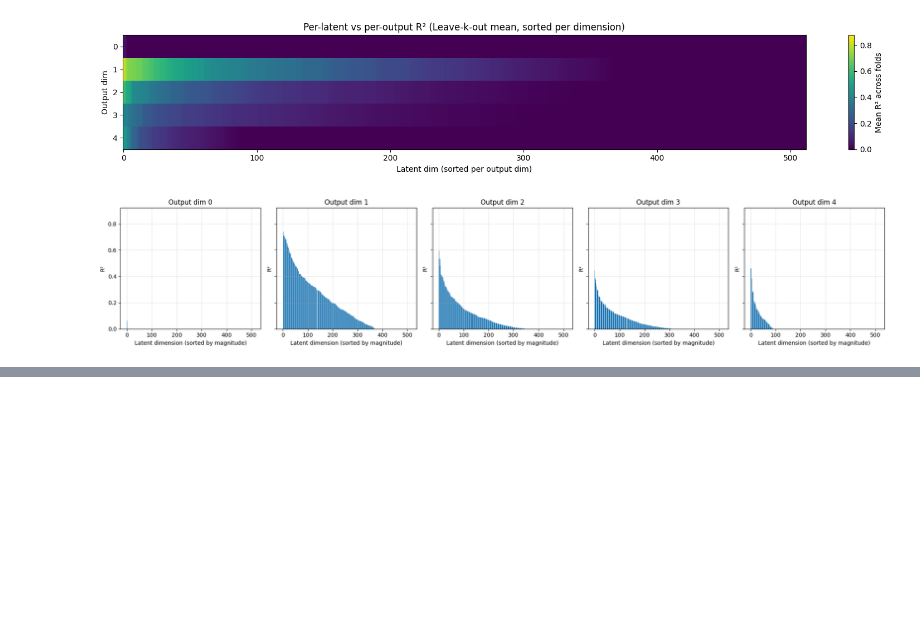
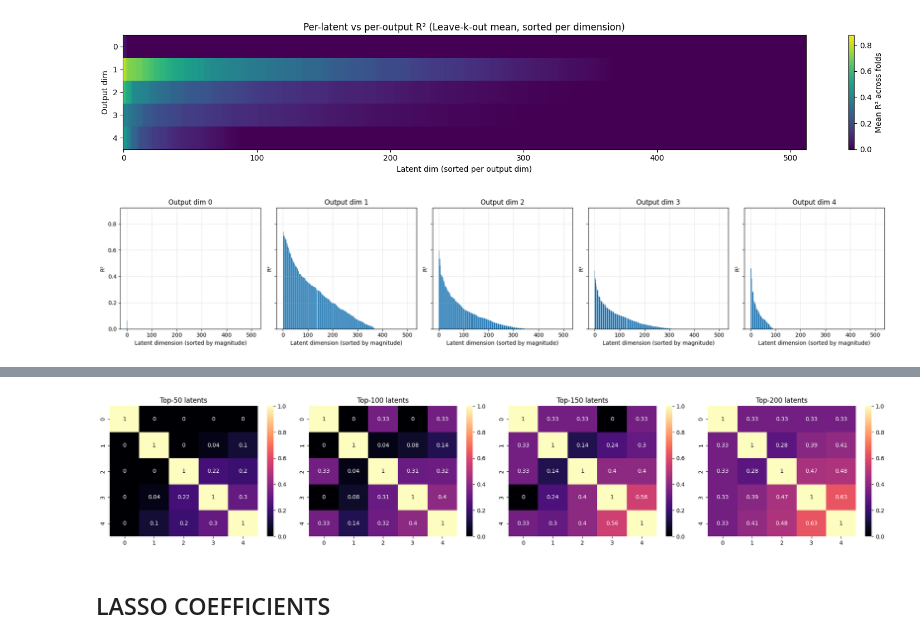
Before and after one commit to dynamical-inference/tdmpc2, a Jupyter notebook: tdmpc2/analysis/analysis_initial_conditions.ipynb, the cells around one changed output, grey strips where cells are left out. Drawn from its saved outputs; the diff is of its cells as text; code cells hidden in the pictures; blank space fills up the shorter version.

```diff
--- a/tdmpc2/analysis/analysis_initial_conditions.ipynb
+++ b/tdmpc2/analysis/analysis_initial_conditions.ipynb
@@ -604,0 +630,24 @@ plt.show()
+# %%
+import numpy as np
+
+Ks = np.arange(1, 201)
+
+
+def mean_overlap_from_matrix(overlap_df):
+    mat = overlap_df.values if hasattr(overlap_df,
+                                       "values") else np.array(overlap_df)
+    n = mat.shape[0]
+    tri_upper = mat[np.triu_indices(n, k=1)]  # off-diagonal upper triangle
+    return np.nanmean(tri_upper)
+
+
+overlap_mats = {}
+for k in Ks:
+    active_latents = get_active_latents(r2_mean, mode='topk', k=k)
+
+    overlap_df = compute_overlap_matrix(active_latents, metric='overlap')
+    overlap_mats[k] = overlap_df
+
+mean_overlaps = []
+for mat in overlap_mats.values():
+    mean_overlaps.append(mean_overlap_from_matrix(mat))
@@ -604,0 +662,25 @@ plt.show()
+# %%
+# Plot heatmaps for every 50th k value
+selected_ks = [k for k in Ks if k % 50 == 0]
+n_plots = len(selected_ks)
+
+fig, axes = plt.subplots(1, n_plots, figsize=(5 * n_plots, 4))
+if n_plots == 1:
+    axes = [axes]
+
+for idx, k in enumerate(selected_ks):
+    sns.heatmap(overlap_mats[k],
+                annot=True,
+                cmap='magma',
+                ax=axes[idx],
+                vmin=0,
+                vmax=1,
+                cbar=True)
+    axes[idx].set_title(f'Top-{k} latents')
+
+plt.tight_layout()
+plt.show()
+# %% [output]
+[figure, added]
+# %% [markdown]
+## LASSO COEFFICIENTS
```
Also changed, not shown: parts of 25 cells of this notebook.
